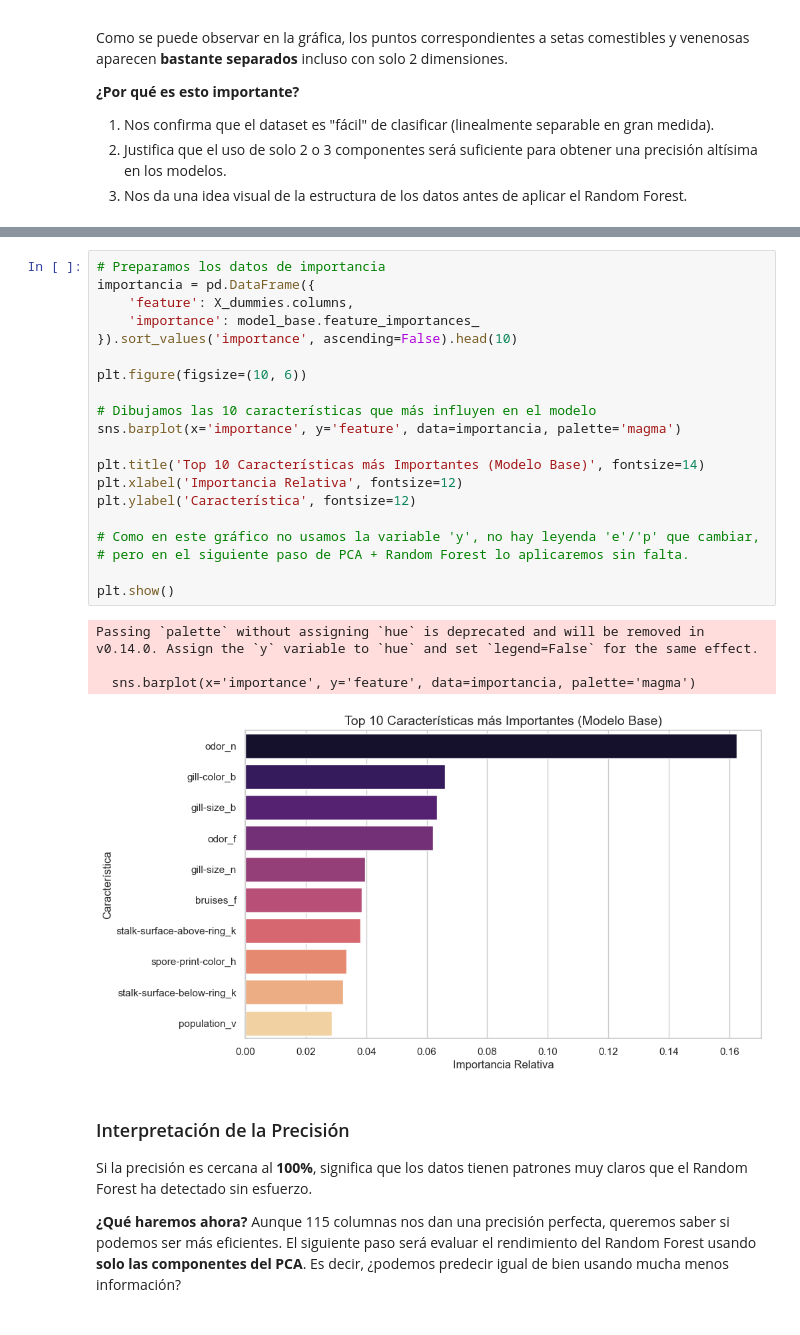
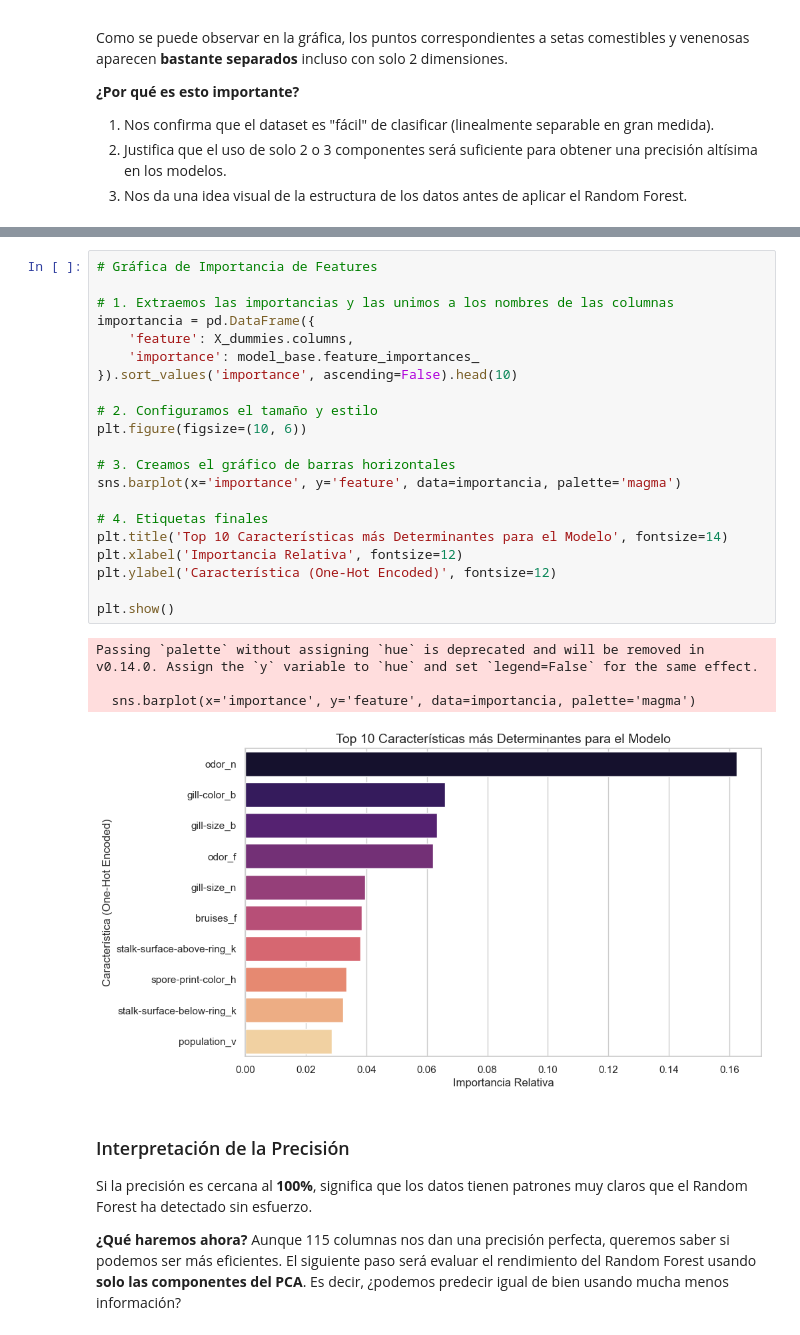
Before and after one commit to ThamirysKearney/DA-Project-Unsupervised-ML-Thami, a Jupyter notebook: notebooks/workshop_clustering_pca.ipynb, the cells around one changed output, grey strips where cells are left out. Drawn from its saved outputs; the diff is of its cells as text.

```diff
--- a/notebooks/workshop_clustering_pca.ipynb
+++ b/notebooks/workshop_clustering_pca.ipynb
@@ -861,28 +872,29 @@ print(f"📊 Precisión del modelo base (115 features): {accuracy:.2%}")
 # %%
-# Preparamos los datos de importancia
+# Gráfica de Importancia de Features
+
+# 1. Extraemos las importancias y las unimos a los nombres de las columnas
 importancia = pd.DataFrame({
     'feature': X_dummies.columns,
     'importance': model_base.feature_importances_
 }).sort_values('importance', ascending=False).head(10)
 
+# 2. Configuramos el tamaño y estilo
 plt.figure(figsize=(10, 6))
 
-# Dibujamos las 10 características que más influyen en el modelo
+# 3. Creamos el gráfico de barras horizontales
 sns.barplot(x='importance', y='feature', data=importancia, palette='magma')
 
-plt.title('Top 10 Características más Importantes (Modelo Base)', fontsize=14)
+# 4. Etiquetas finales
+plt.title('Top 10 Características más Determinantes para el Modelo', fontsize=14)
 plt.xlabel('Importancia Relativa', fontsize=12)
-plt.ylabel('Característica', fontsize=12)
-
-# Como en este gráfico no usamos la variable 'y', no hay leyenda 'e'/'p' que cambiar,
-# pero en el siguiente paso de PCA + Random Forest lo aplicaremos sin falta.
+plt.ylabel('Característica (One-Hot Encoded)', fontsize=12)
 
 plt.show()
 # %% [output]
 Passing `palette` without assigning `hue` is deprecated and will be removed in v0.14.0. Assign the `y` variable to `hue` and set `legend=False` for the same effect.
 
   sns.barplot(x='importance', y='feature', data=importancia, palette='magma')
-[figure, old version]
+[figure, new version]
 # %% [markdown]
 ### Interpretación de la Precisión
 Si la precisión es cercana al **100%**, significa que los datos tienen patrones muy claros que el Random Forest ha detectado sin esfuerzo.
```
Also changed, not shown: parts of 22 cells of this notebook.
